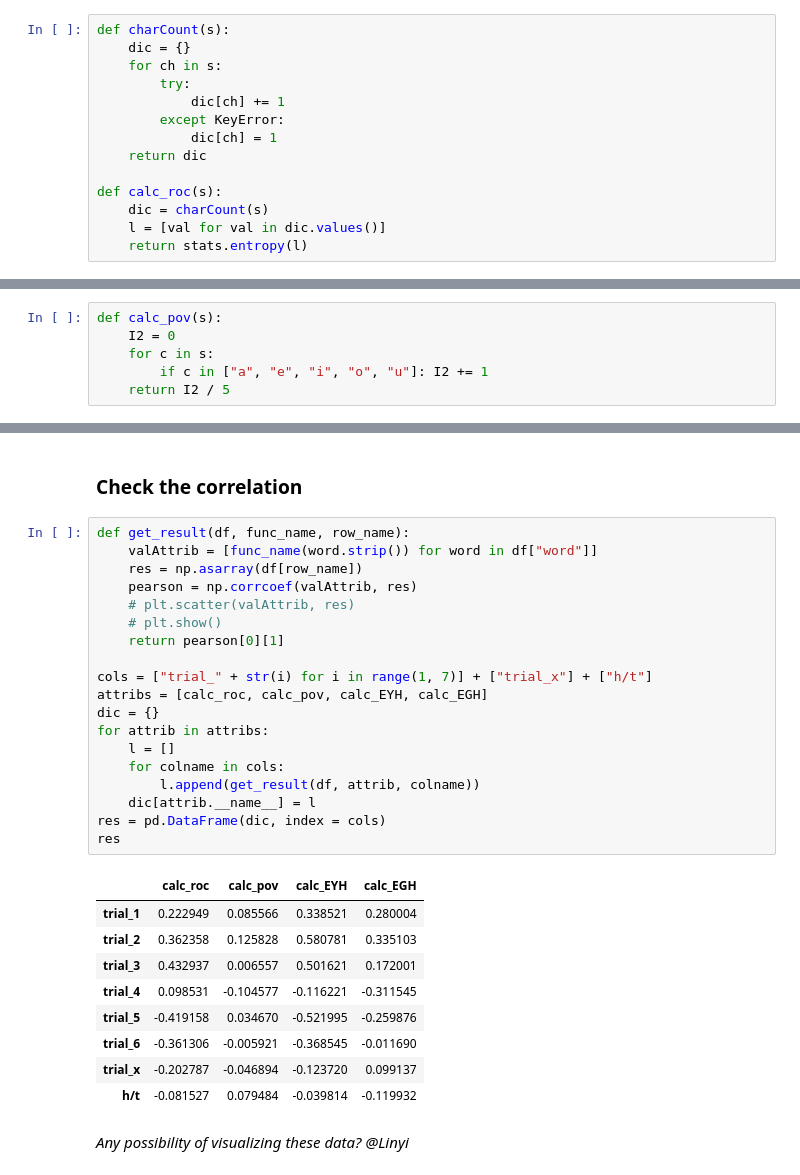
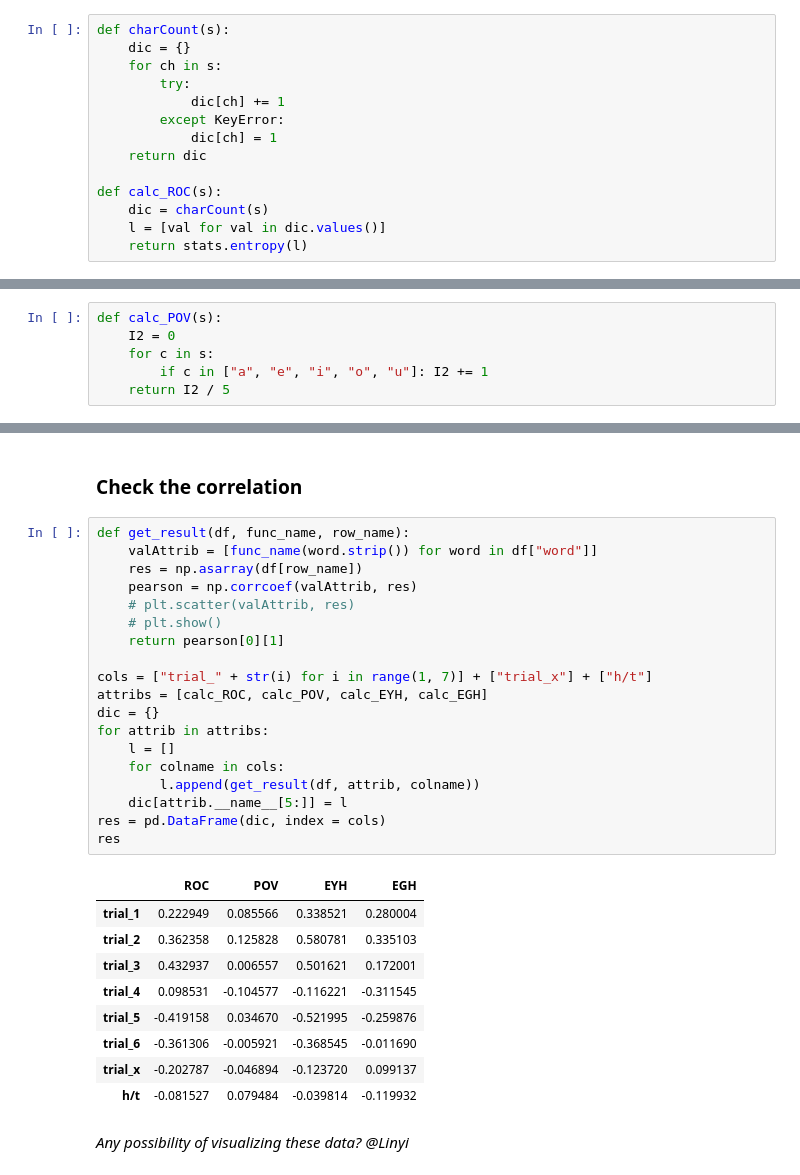
Before and after one commit to Charlie-XIAO/MCM23-Wordle-ML, a Jupyter notebook: src/Q1-4.ipynb, the cells around one changed output, grey strips where cells are left out. Saved outputs shown, nothing was run; the diff lists cells and outputs as text.

```diff
--- a/src/Q1-4.ipynb
+++ b/src/Q1-4.ipynb
@@ -33,7 +50,7 @@ def charCount(s):
             dic[ch] = 1
     return dic
 
-def calc_roc(s):
+def calc_ROC(s):
     dic = charCount(s)
     l = [val for val in dic.values()]
     return stats.entropy(l)
@@ -52,7 +69,7 @@ ROC of audio: 1.6094379124341005
 
 We define the POV of a word by calculating the percentage of vowel characters in a word.
 # %%
-def calc_pov(s):
+def calc_POV(s):
     I2 = 0
     for c in s:
         if c in ["a", "e", "i", "o", "u"]: I2 += 1
@@ -133,24 +152,24 @@ audio: EYH = 1.320918146383716, EGH = 0.2667821567778259
 # %%
 def get_result(df, func_name, row_name):
     valAttrib = [func_name(word.strip()) for word in df["word"]]
     res = np.asarray(df[row_name])
     pearson = np.corrcoef(valAttrib, res)
     # plt.scatter(valAttrib, res)
     # plt.show()
     return pearson[0][1]
 
 cols = ["trial_" + str(i) for i in range(1, 7)] + ["trial_x"] + ["h/t"]
-attribs = [calc_roc, calc_pov, calc_EYH, calc_EGH]
+attribs = [calc_ROC, calc_POV, calc_EYH, calc_EGH]
 dic = {}
 for attrib in attribs:
     l = []
     for colname in cols:
         l.append(get_result(df, attrib, colname))
-    dic[attrib.__name__] = l
+    dic[attrib.__name__[5:]] = l
 res = pd.DataFrame(dic, index = cols)
 res
 # %% [output]
-|  | calc_roc | calc_pov | calc_EYH | calc_EGH |
+|  | ROC | POV | EYH | EGH |
 | trial_1 | 0.222949 | 0.085566 | 0.338521 | 0.280004 |
 | trial_2 | 0.362358 | 0.125828 | 0.580781 | 0.335103 |
 | trial_3 | 0.432937 | 0.006557 | 0.501621 | 0.172001 |
```
Also changed, not shown: parts of 10 cells of this notebook, 3 other files.
